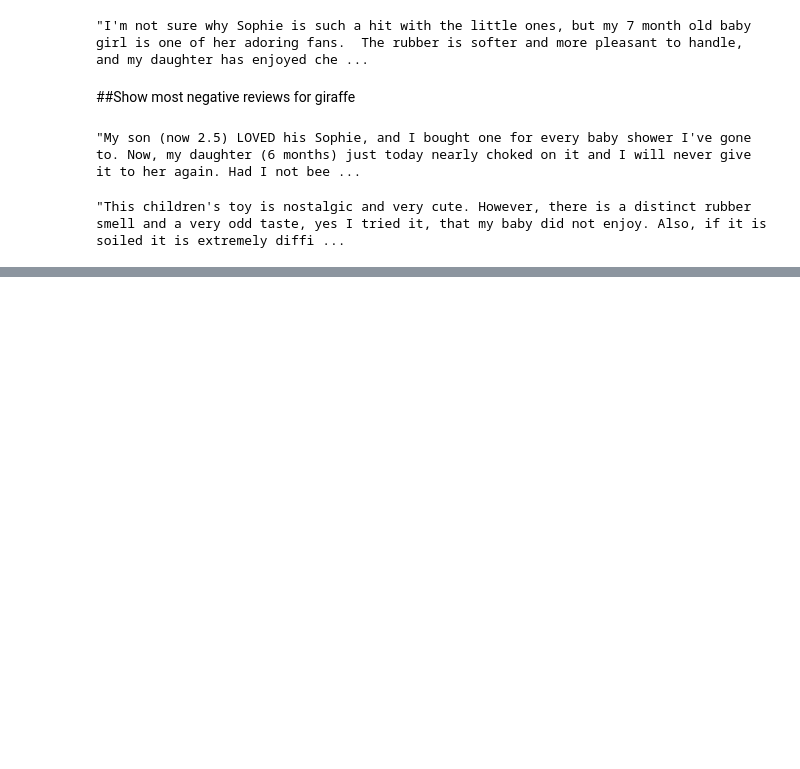
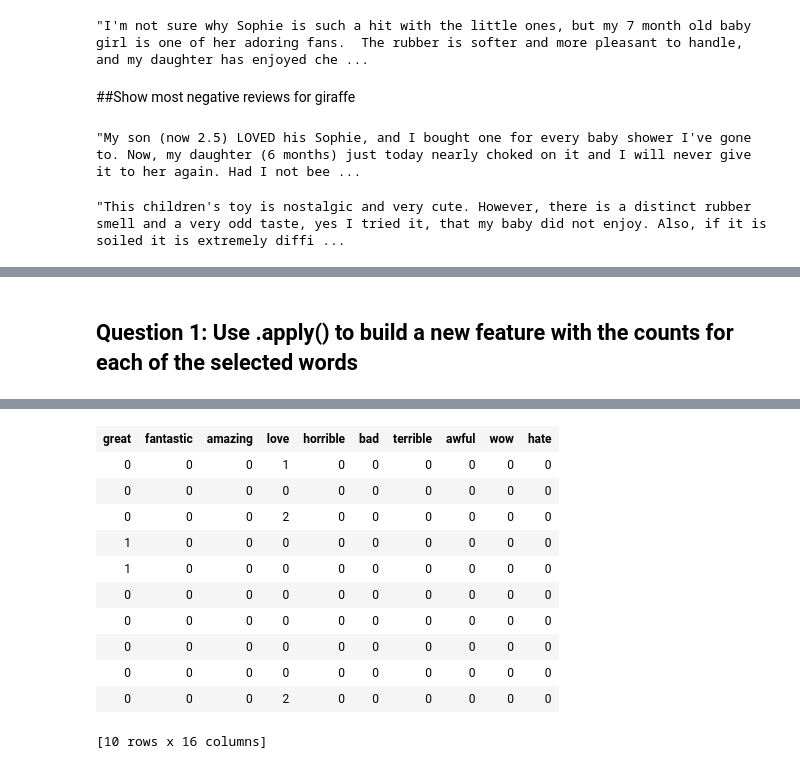
Before and after one commit to yorktronic/coursera-ml-foundations, a Jupyter notebook: w3/Analyzing product sentiment.ipynb, the cells around one changed output, grey strips where cells are left out. Cells and saved outputs as stored; diff of their text form; code cells hidden in the pictures; blank space fills up the shorter version.

```diff
--- a/w3/Analyzing product sentiment.ipynb
+++ b/w3/Analyzing product sentiment.ipynb
@@ -210,0 +214,5 @@ giraffe_reviews[-2]['review']
+# %%
+# Clear out all the extra columns, if present
+selected_words = ['awesome', 'great', 'fantastic', 'amazing', 'love', 'horrible', 'bad', 'terrible', 'awful', 'wow', 'hate']
+for word in selected_words:
+    products.remove_column(word)
@@ -210,0 +234,14 @@ giraffe_reviews[-2]['review']
+# %% [markdown]
+## Question 1: Use .apply() to build a new feature with the counts for each of the selected words ##
+# %%
+def good_words(word, words):
+    if word in words:
+        return words[word]
+    else:
+        return 0
+# %%
+for word in selected_words:
+    products[word] = products['word_count'].apply(lambda x: good_words(word, x))
+# %%
+products.head()
+# %% [output]
@@ -210,0 +259,12 @@ giraffe_reviews[-2]['review']
+| great | fantastic | amazing | love | horrible | bad | terrible | awful | wow | hate |
+| 0 | 0 | 0 | 1 | 0 | 0 | 0 | 0 | 0 | 0 |
+| 0 | 0 | 0 | 0 | 0 | 0 | 0 | 0 | 0 | 0 |
+| 0 | 0 | 0 | 2 | 0 | 0 | 0 | 0 | 0 | 0 |
+| 1 | 0 | 0 | 0 | 0 | 0 | 0 | 0 | 0 | 0 |
+| 1 | 0 | 0 | 0 | 0 | 0 | 0 | 0 | 0 | 0 |
+| 0 | 0 | 0 | 0 | 0 | 0 | 0 | 0 | 0 | 0 |
+| 0 | 0 | 0 | 0 | 0 | 0 | 0 | 0 | 0 | 0 |
+| 0 | 0 | 0 | 0 | 0 | 0 | 0 | 0 | 0 | 0 |
+| 0 | 0 | 0 | 0 | 0 | 0 | 0 | 0 | 0 | 0 |
+| 0 | 0 | 0 | 2 | 0 | 0 | 0 | 0 | 0 | 0 |
+[10 rows x 16 columns]
```
Also changed, not shown: parts of 30 cells of this notebook.
